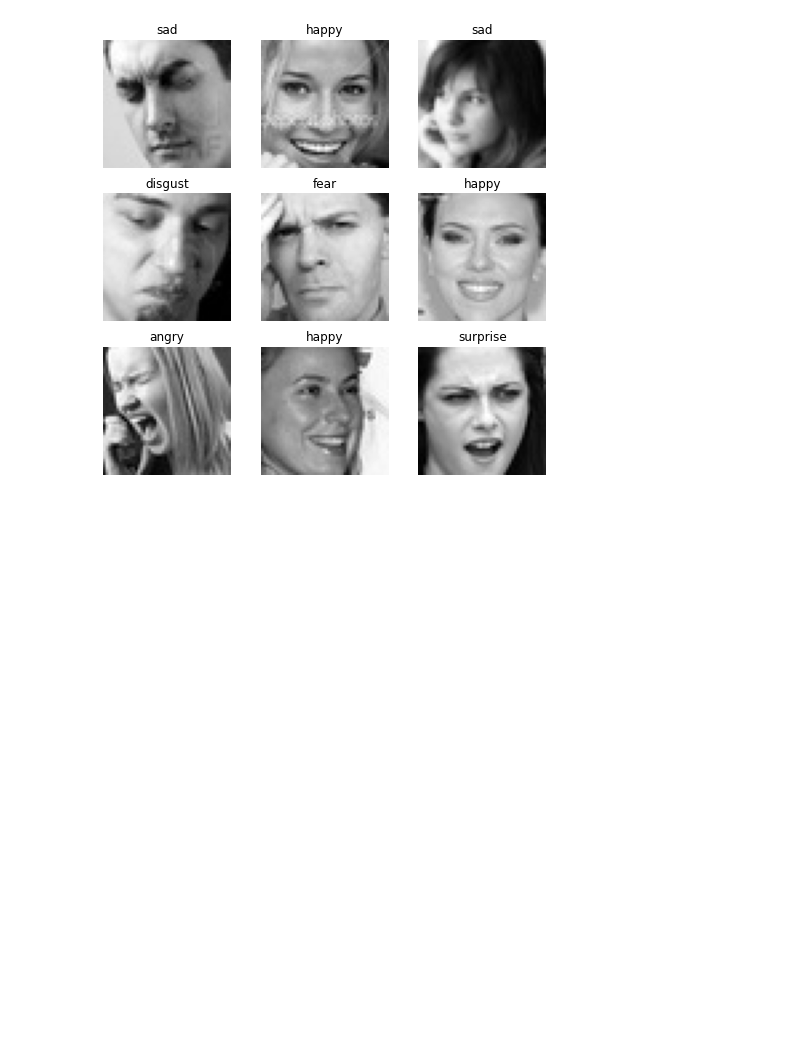
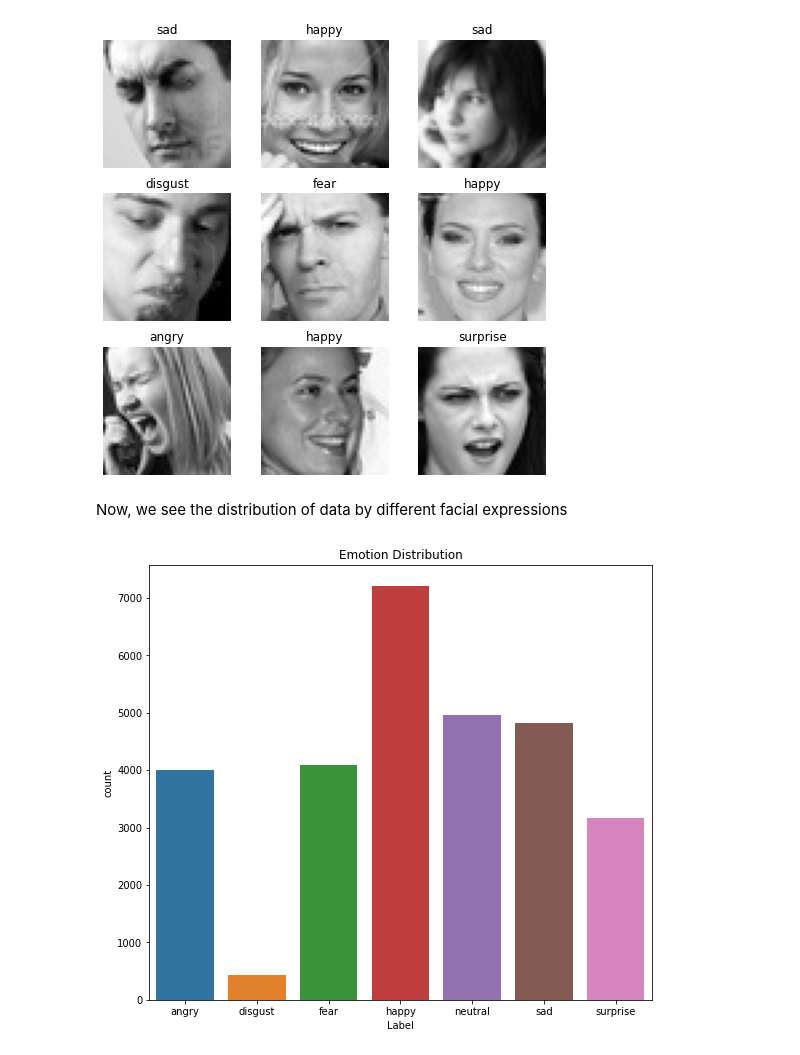
Before and after one commit to subhamyadav580/Facial-Expression-Recognition, a Jupyter notebook: facial_expression_recognition.ipynb, the cells around one changed output. Saved outputs shown, nothing was run; the diff lists cells and outputs as text; code cells hidden in the pictures; blank space fills up the shorter version.

Commit message:
update in the data exploration

```diff
--- a/facial_expression_recognition.ipynb
+++ b/facial_expression_recognition.ipynb
@@ -123,3 +126,12 @@ for i in range(1, cols * rows + 1):
 plt.show()
 # %% [output]
 [figure]
+# %% [markdown]
+Now, we see the distribution of data by different facial expressions
+# %%
+plt.figure(figsize=(9, 8))
+ax = sns.countplot(x="Label", data=training_data.annotations)
+_ = plt.title('Emotion Distribution')
+_ = plt.xticks(ticks=range(0, 7), labels=[classes[i] for i in range(0, 7)], )
+# %% [output]
+[figure, added]
```
Also changed, not shown: parts of 2 cells of this notebook.
